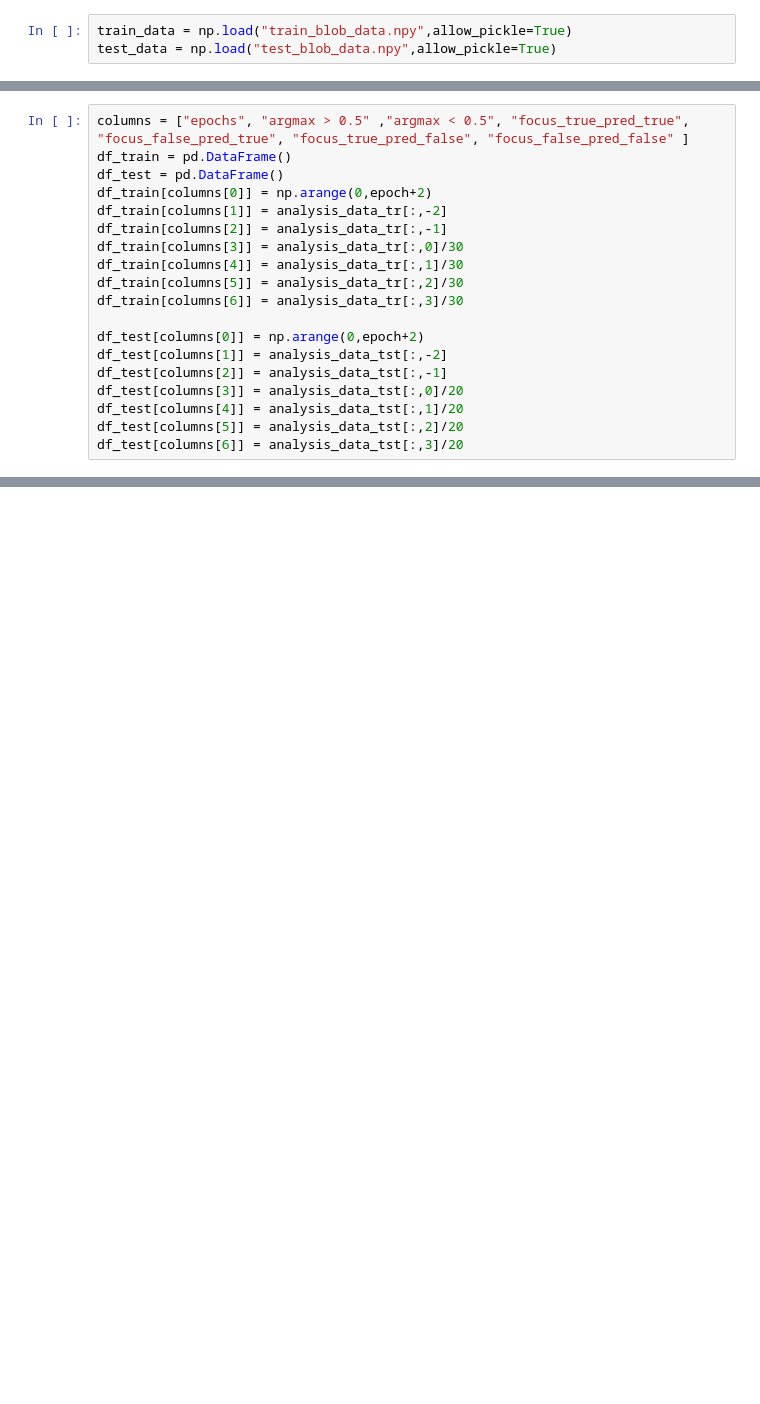
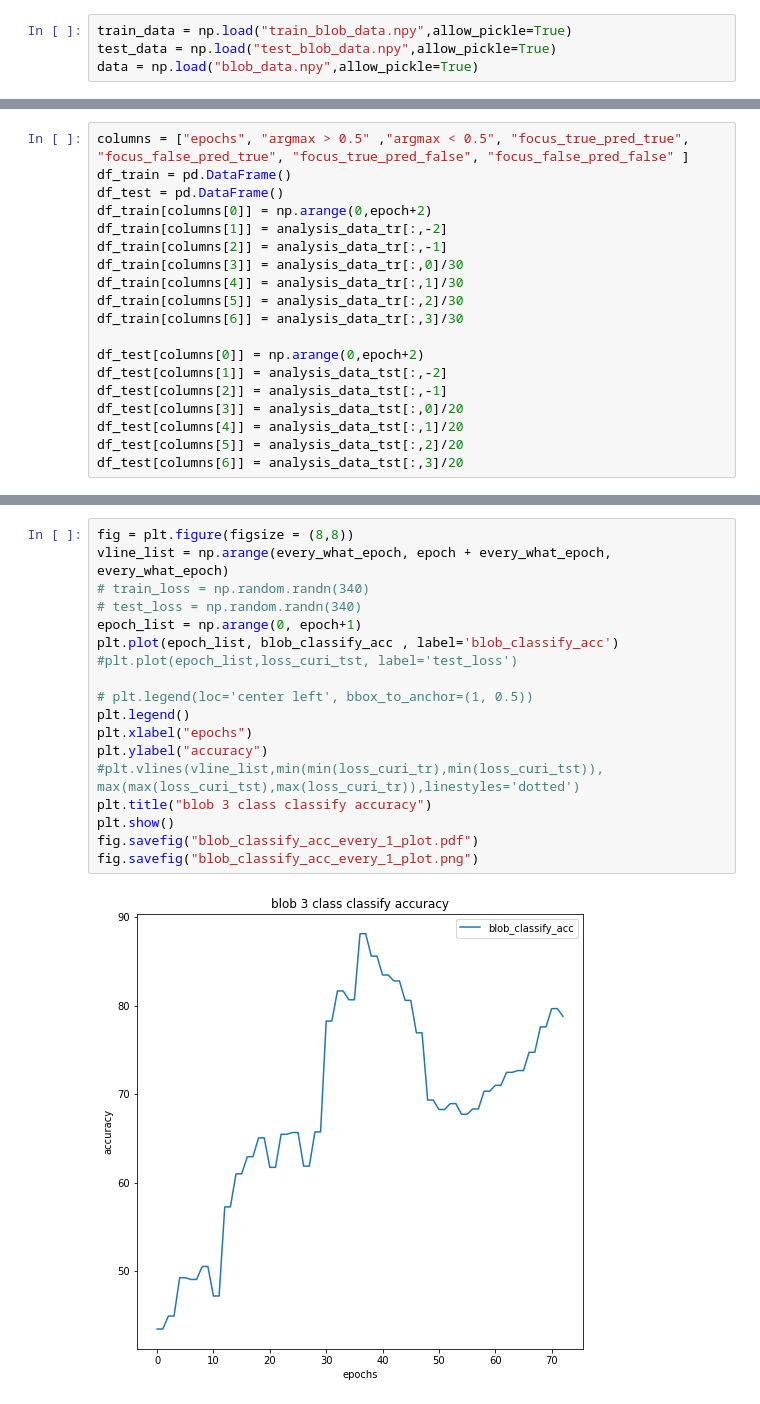
Before and after one commit to lnpandey/IITM_Research_Interpretability_of_Attention_Networks, a Jupyter notebook: 1_Attention_Mosaic/3. stage_wise_training/alternate_minimization/Synthetic_Data/what_where_blob_data_every_1.ipynb, the cells around one changed output, grey strips where cells are left out. Drawn from its saved outputs; the diff is of its cells as text; blank space fills up the shorter version.

```diff
--- a/1_Attention_Mosaic/3. stage_wise_training/alternate_minimization/Synthetic_Data/what_where_blob_data_every_1.ipynb
+++ b/1_Attention_Mosaic/3. stage_wise_training/alternate_minimization/Synthetic_Data/what_where_blob_data_every_1.ipynb
@@ -226,6 +250,7 @@ class MosaicDataset1(Dataset):
 # %%
 train_data = np.load("train_blob_data.npy",allow_pickle=True)
 test_data = np.load("test_blob_data.npy",allow_pickle=True)
+data = np.load("blob_data.npy",allow_pickle=True)
 # %%
 train_mosaic_list_of_images = train_data[0]["mosaic_list"]
 train_mosaic_label = train_data[0]["mosaic_label"]
@@ -587,0 +647,20 @@ fig.savefig("test_analysis_every_1.png")
+# %%
+fig = plt.figure(figsize = (8,8))
+vline_list = np.arange(every_what_epoch, epoch + every_what_epoch, every_what_epoch)
+# train_loss = np.random.randn(340)
+# test_loss = np.random.randn(340)
+epoch_list = np.arange(0, epoch+1)
+plt.plot(epoch_list, blob_classify_acc , label='blob_classify_acc')
+#plt.plot(epoch_list,loss_curi_tst, label='test_loss')
+
+# plt.legend(loc='center left', bbox_to_anchor=(1, 0.5))
+plt.legend()
+plt.xlabel("epochs")
+plt.ylabel("accuracy")
+#plt.vlines(vline_list,min(min(loss_curi_tr),min(loss_curi_tst)), max(max(loss_curi_tst),max(loss_curi_tr)),linestyles='dotted')
+plt.title("blob 3 class classify accuracy")
+plt.show()
+fig.savefig("blob_classify_acc_every_1_plot.pdf")
+fig.savefig("blob_classify_acc_every_1_plot.png")
+# %% [output]
+[figure, added]
```
Also changed, not shown: parts of 11 cells of this notebook, 37 other files.
